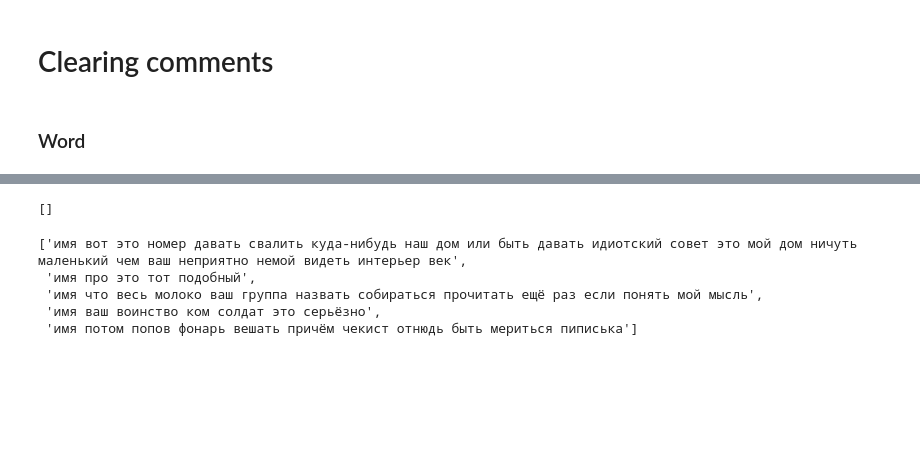
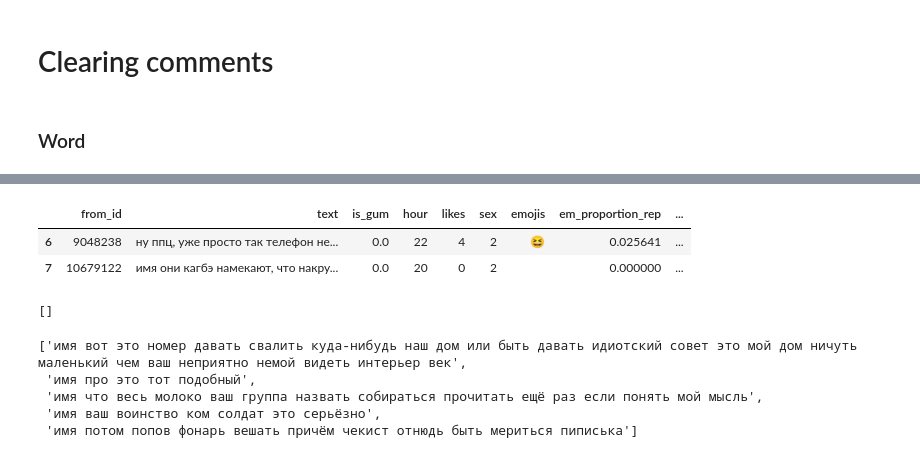
Before and after one commit to EvgenyKashin/CommentsAnalysis, a Jupyter notebook: Final.ipynb, the cells around one changed output, grey strips where cells are left out. Cells and saved outputs as stored; diff of their text form; code cells hidden in the pictures; blank space fills up the shorter version.

```diff
--- a/Final.ipynb
+++ b/Final.ipynb
@@ -388 +388,9 @@ Wall time: 10min 8s
+# %%
+comments['clear_text'] = clear_coms
+# %%
+comments.head(2)
+# %% [output]
+|  | from_id | text | is_gum | hour | likes | sex | emojis | em_proportion_rep | ... |
+| 6 | 9048238 | ну ппц, уже просто так телефон не... | 0.0 | 22 | 4 | 2 | 😆 | 0.025641 | ... |
+| 7 | 10679122 | имя они кагбэ намекают, что накру... | 0.0 | 20 | 0 | 2 |  | 0.000000 | ... |
 # %%
```
Also changed, not shown: parts of 35 cells of this notebook.
